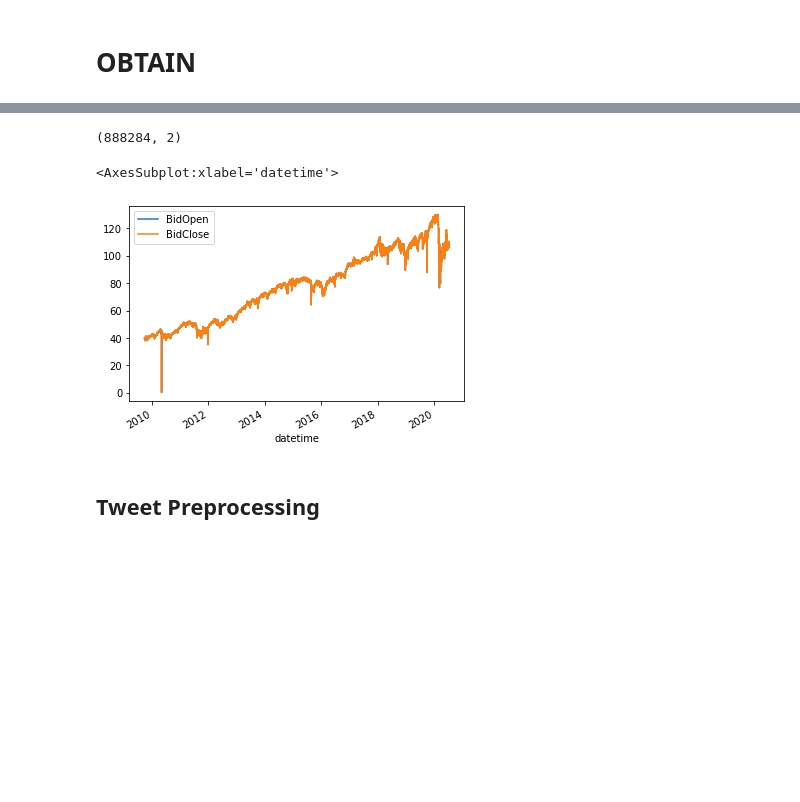
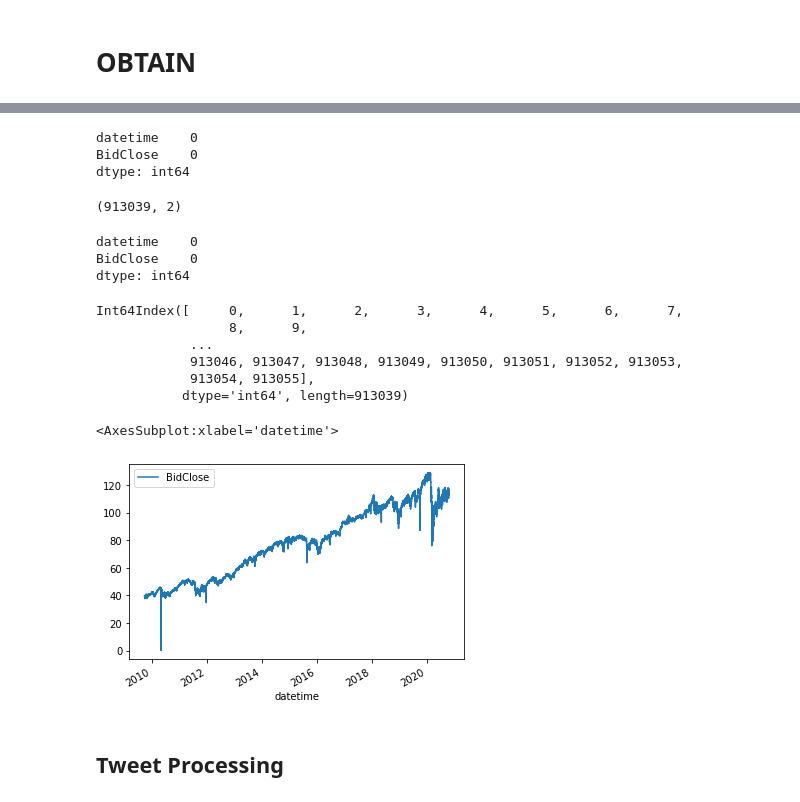
Before and after one commit to jirvingphd/capstone-project-using-trumps-tweets-to-predict-stock-market, a Jupyter notebook: Capstone Restarted 10-2020.ipynb, the cells around one changed output, grey strips where cells are left out. Saved outputs shown, nothing was run; the diff lists cells and outputs as text; code cells hidden in the pictures; blank space fills up the shorter version.

Commit message:
Added new download methods

```diff
--- a/Capstone Restarted 10-2020.ipynb
+++ b/Capstone Restarted 10-2020.ipynb
@@ -85,0 +134,35 @@ stock_df = stock_df[['BidOpen','BidClose']]
+# %%
+## DOWNLOAD THE DATA IF REQUESTED
+if DOWNLOAD_DATA:
+    print('[i] Downoading data sets...')
+    stock_df = download_stock_data()
+    tweets = download_trump_tweets()
+
+else:
+    print('[i] Loading most recent data sets...')
+    ## Get list of current csvs
+    files_glob = glob.glob('data/*.csv')
+    stock_files = list(filter(lambda x: 'ive_minute' in x, files_glob))
+    tweet_files = list(filter(lambda x: 'tweet' in x, files_glob))
+
+
+    ## make dictionaries of file date modifieds
+    TWEET_FILES = {}
+    for file in tweet_files:
+        TWEET_FILES[file] = pd.to_datetime(time.ctime(os.path.getmtime(file)))
+
+    STOCK_FILES = {}
+    for file in stock_files:
+        STOCK_FILES[file] = pd.to_datetime(time.ctime(os.path.getmtime(file)))
+
+
+    ## Get most recent files
+    recent_stocks = pd.Series(STOCK_FILES).idxmax()
+    recent_tweets = pd.Series(TWEET_FILES).idxmax()
+
+    ## Load in the csvs
+    tweets = pd.read_csv(recent_tweets,parse_dates=['date'])
+    stock_df = pd.read_csv(recent_stocks,parse_dates=['datetime'],index_col='datetime')
+
+## Display Preview of DFs
+display(stock_df.head(),tweets.head())
@@ -89,0 +192,3 @@ stock_df.shape
+# %%
+stock_df = stock_df[['BidClose']].reset_index()#.asfreq('T')
+stock_df
@@ -90,13 +209,34 @@ stock_df.shape
+# %%
+stock_df.isna().sum()
+# %% [output]
+datetime    0
+BidClose    0
+dtype: int64
 # %%
-## Remove rare 0-values
-stock_df = stock_df[(stock_df>0).all(axis=1)]
+# ## Remove rare 0-values
+stock_df = stock_df[~(stock_df==0).any(axis=1)]
 stock_df.shape
 # %% [output]
-(888284, 2)
+(913039, 2)
+# %%
+(stock_df==0).sum()
+# %% [output]
+datetime    0
+BidClose    0
+dtype: int64
+# %%
+stock_df.index
+# %% [output]
+Int64Index([     0,      1,      2,      3,      4,      5,      6,      7,
+                 8,      9,
+            ...
+            913046, 913047, 913048, 913049, 913050, 913051, 913052, 913053,
+            913054, 913055],
+           dtype='int64', length=913039)
 # %%
-stock_df.plot()
+stock_df.plot('datetime','BidClose')
 # %% [output]
 <AxesSubplot:xlabel='datetime'>
-[figure, old version]
+[figure, new version]
 # %% [markdown]
-## Tweet Preprocessing
+## Tweet Processing
```
Also changed, not shown: parts of 20 cells of this notebook, 6 other files.
